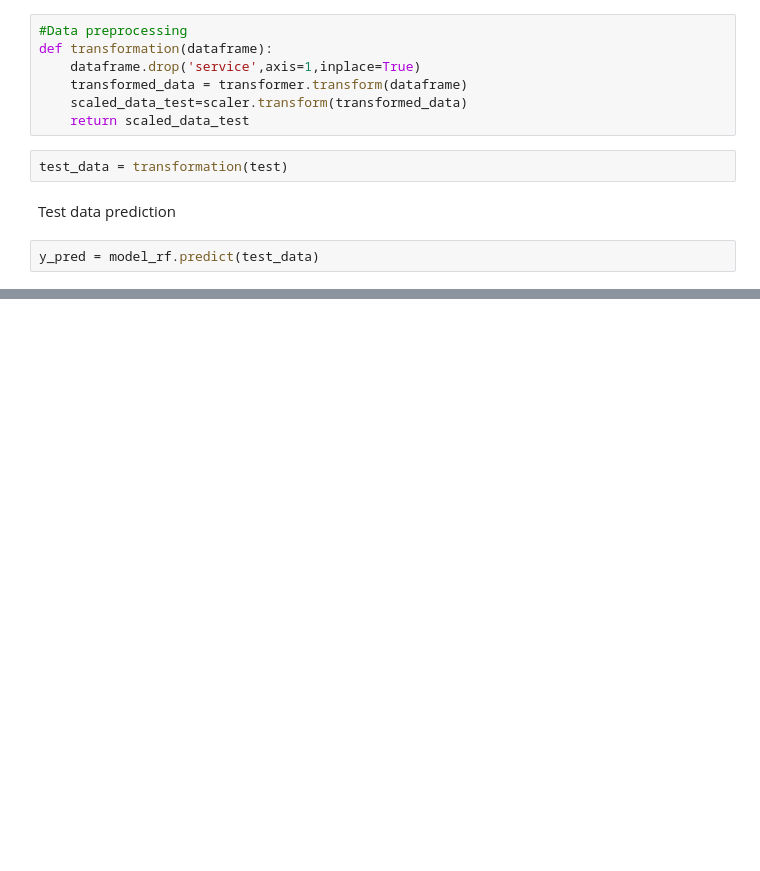
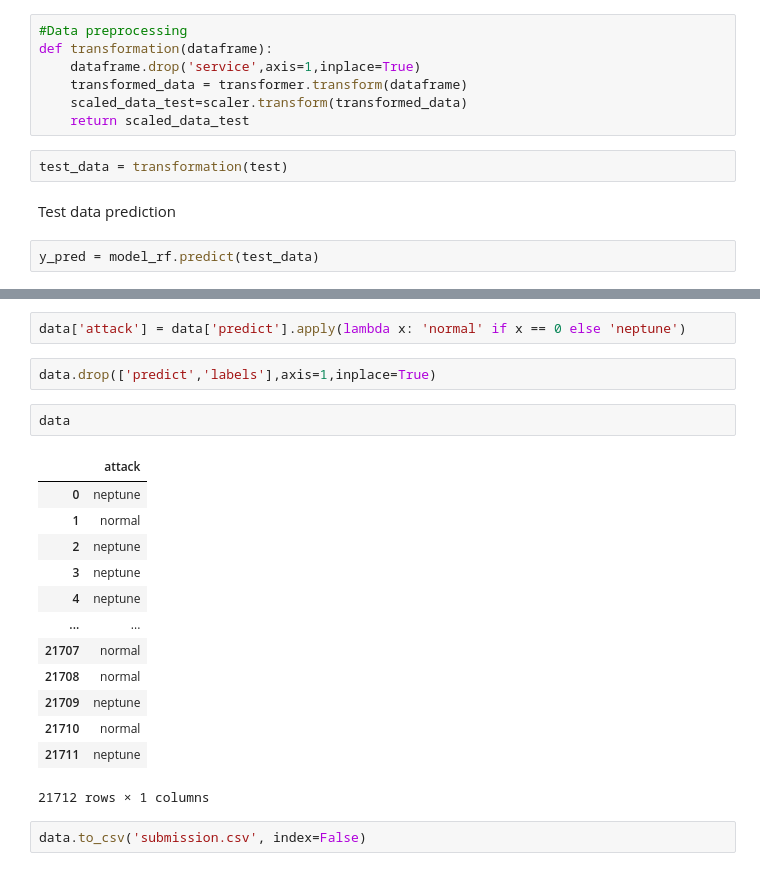
Before and after one commit to Nikitav0608/AIPlanetHackathon, a Jupyter notebook: Main.ipynb, the cells around one changed output, grey strips where cells are left out. Drawn from its saved outputs; the diff is of its cells as text; blank space fills up the shorter version.

```diff
--- a/Main.ipynb
+++ b/Main.ipynb
@@ -309,0 +316,22 @@ submission_df.to_csv('submission.csv', index=False)
+# %%
+data['attack'] = data['predict'].apply(lambda x: 'normal' if x == 0 else 'neptune')
+# %%
+data.drop(['predict','labels'],axis=1,inplace=True)
+# %%
+data
+# %% [output]
+|  | attack |
+| 0 | neptune |
+| 1 | normal |
+| 2 | neptune |
+| 3 | neptune |
+| 4 | neptune |
+| ... | ... |
+| 21707 | normal |
+| 21708 | normal |
+| 21709 | neptune |
+| 21710 | normal |
+| 21711 | neptune |
+21712 rows × 1 columns
+# %%
+data.to_csv('submission.csv', index=False)
```
Also changed, not shown: parts of 4 cells of this notebook.
